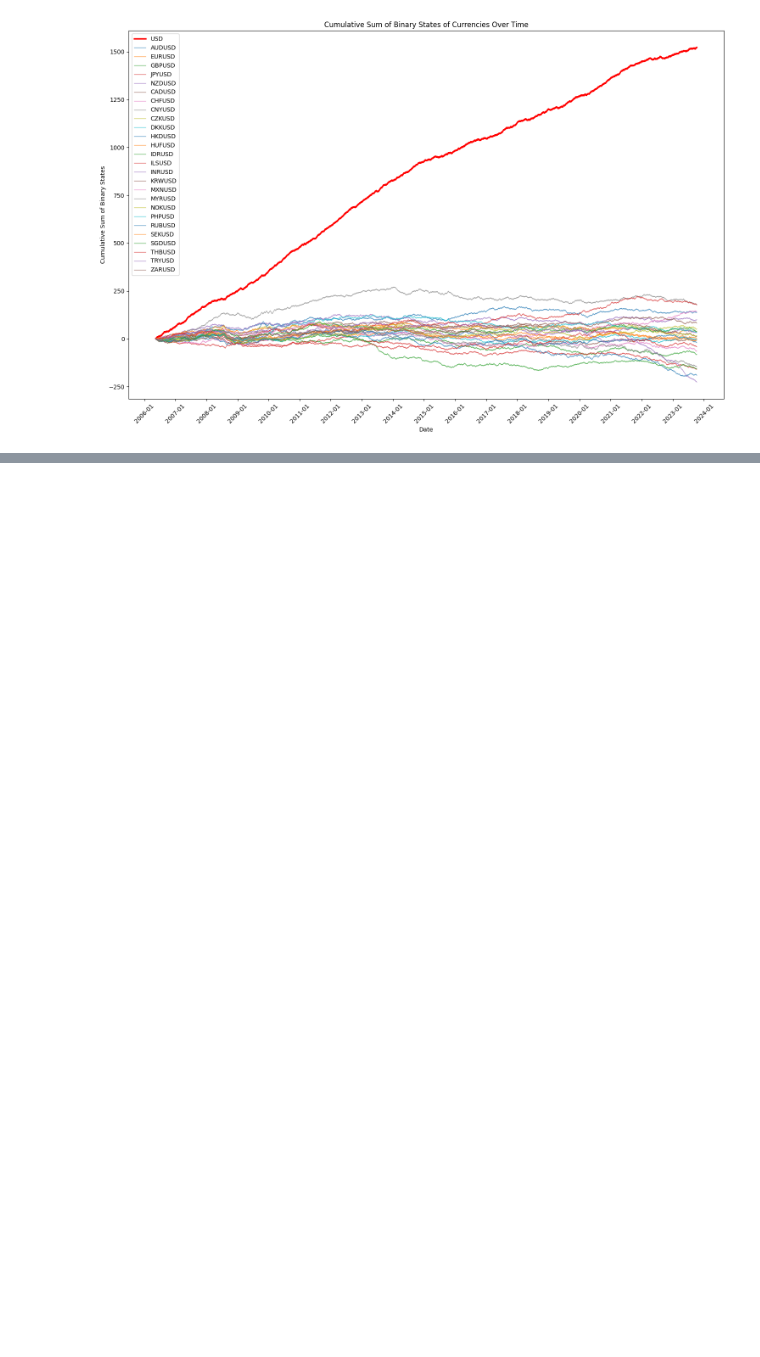
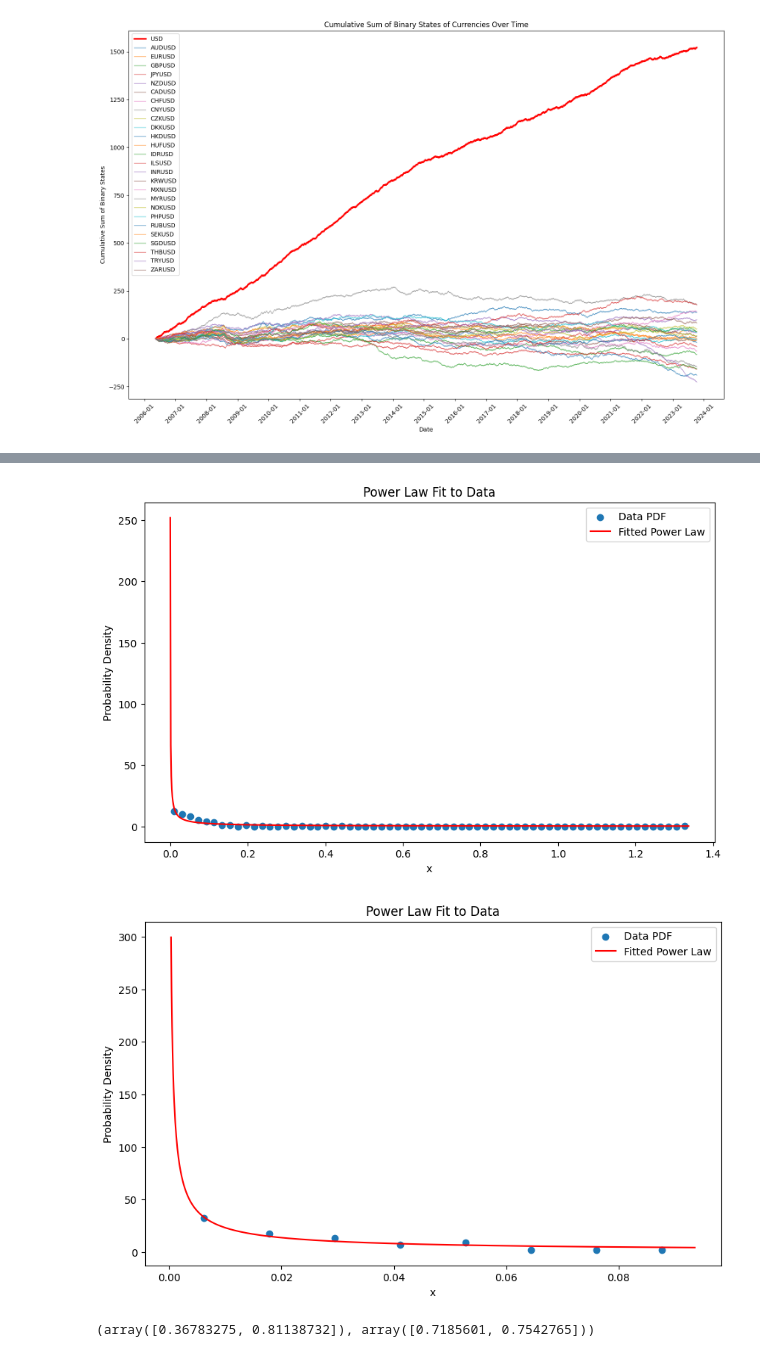
Before and after one commit to CodeBySohyun/Inverse_Ising_Inference, a Jupyter notebook: Data_Analysis/ising_optimisation.ipynb, the cells around one changed output, grey strips where cells are left out. Cells and saved outputs as stored; diff of their text form; code cells hidden in the pictures; blank space fills up the shorter version.

```diff
--- a/Data_Analysis/ising_optimisation.ipynb
+++ b/Data_Analysis/ising_optimisation.ipynb
@@ -618,0 +945,34 @@ plot_cumulative_binary_states(data_matrix_extended, data_matrix_cumsum,
+# %%
+from scipy.optimize import curve_fit
+
+def plot_power_law_pdf_2(data):
+    # Prepare the data for PDF
+    data_hist, bin_edges = np.histogram(data, bins='auto', density=True)
+    bin_centers = (bin_edges[:-1] + bin_edges[1:]) / 2
+
+    # Fitting the power law using curve_fit
+    power_law_func = lambda x, a, b: a * x**-b
+    params, _ = curve_fit(power_law_func, bin_centers, data_hist, maxfev=5000)
+
+    # Generating values for the fitted line
+    x = np.linspace(min(data), max(data), 1000)
+    y_fit = power_law_func(x, *params)
+
+    plt.figure(figsize=(10, 6))
+    plt.scatter(bin_centers, data_hist, label='Data PDF')
+    plt.plot(x, y_fit, color='red', label='Fitted Power Law')
+    plt.xlabel('x')
+    plt.ylabel('Probability Density')
+    plt.title('Power Law Fit to Data')
+    plt.legend()
+    plt.show()
+
+    return x, y_fit, params
+
+_, _, params_pos = plot_power_law_pdf_2(positive_values)
+_, _, params_neg = plot_power_law_pdf_2(negative_values)
+params_pos, params_neg
+# %% [output]
+[figure, added]
+[figure, added]
+(array([0.36783275, 0.81138732]), array([0.7185601, 0.7542765]))
```
Also changed, not shown: parts of 31 cells of this notebook, 6 other files.
